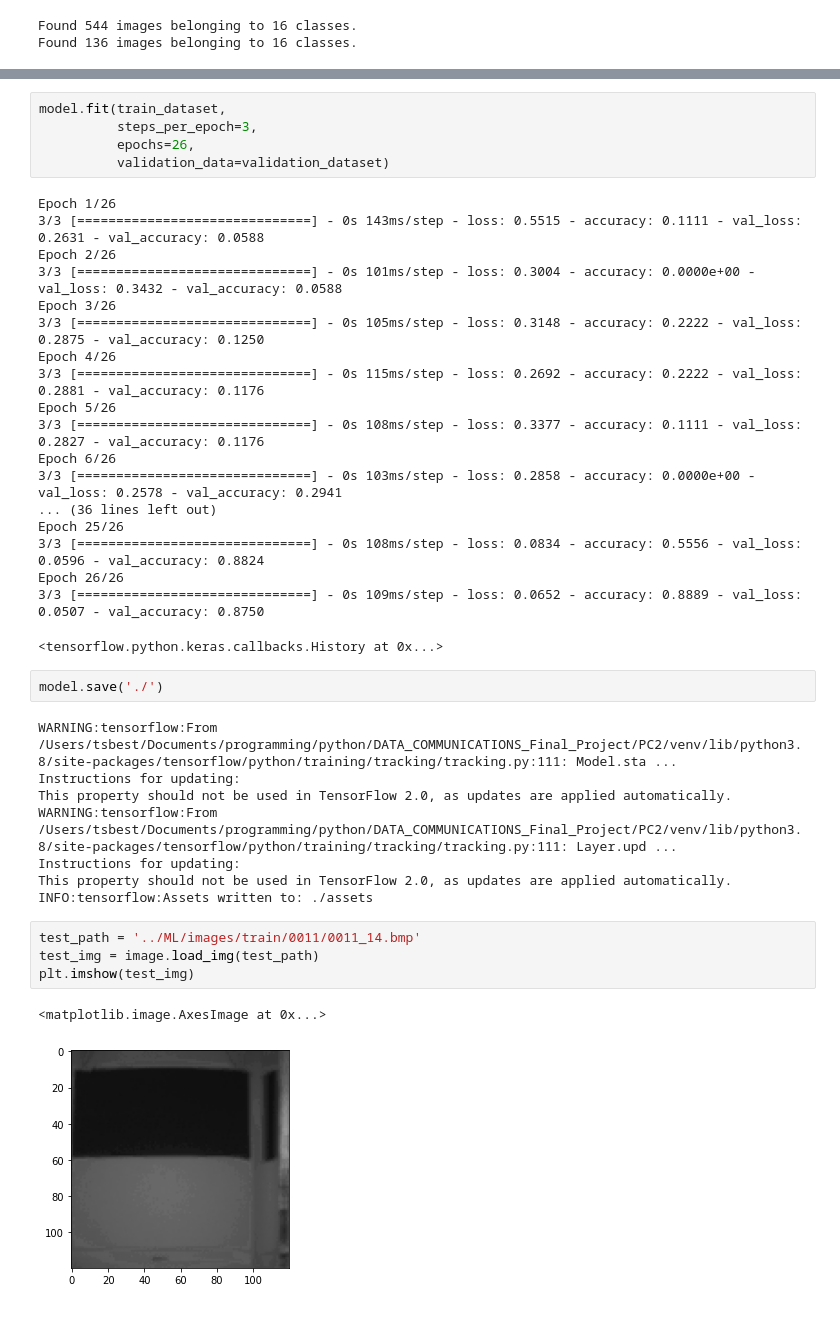
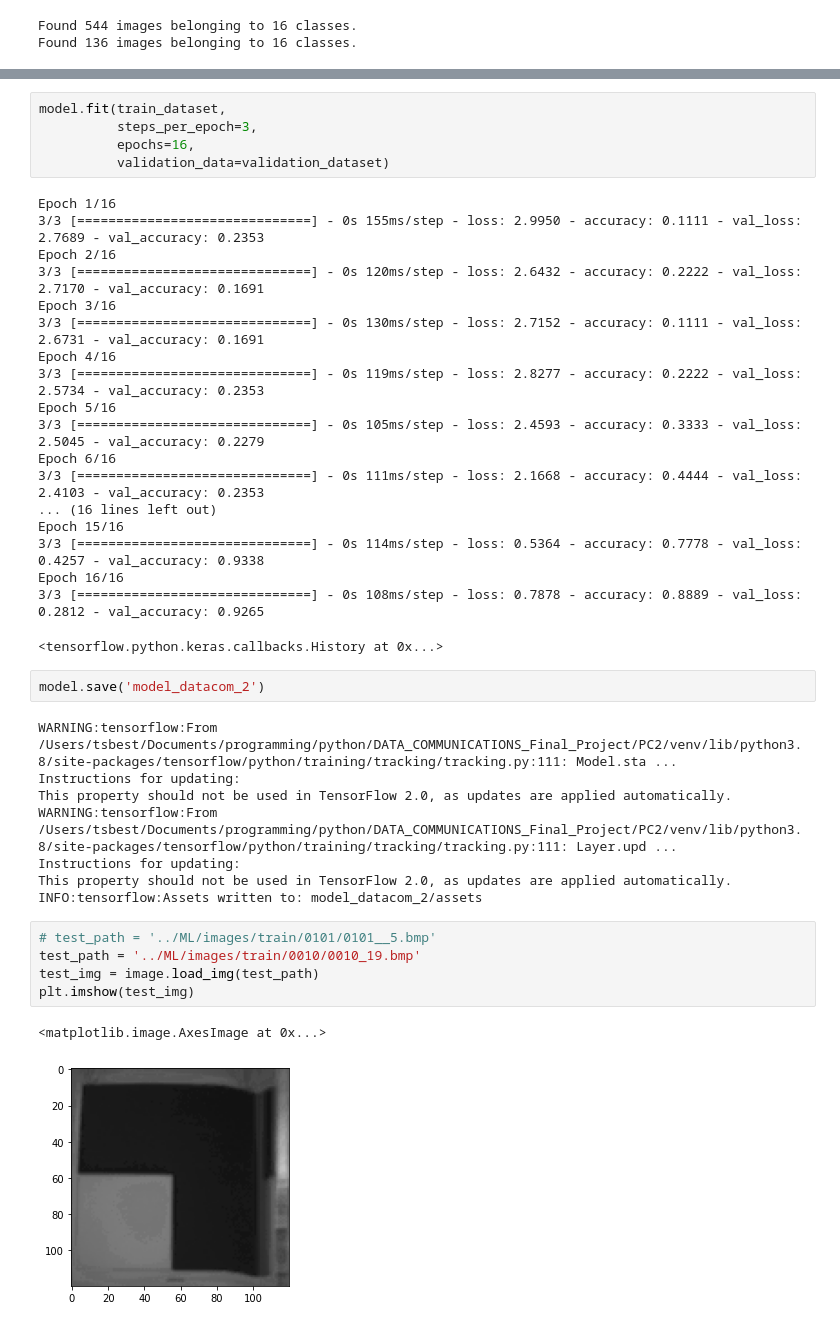
Before and after one commit to eXitHere/DATA_COMMUNICATIONS_Final_Project, a Jupyter notebook: PC2/create_model.ipynb, the cells around one changed output, grey strips where cells are left out. Cells and saved outputs as stored; diff of their text form.

Commit message:
😐 increase model

```diff
--- a/PC2/create_model.ipynb
+++ b/PC2/create_model.ipynb
@@ -76,29 +76,29 @@ model.compile(loss='binary_crossentropy',
 # %%
 model.fit(train_dataset,
           steps_per_epoch=3,
-          epochs=26,
+          epochs=16,
           validation_data=validation_dataset)
 # %% [output]
-Epoch 1/26
-3/3 [==============================] - 0s 143ms/step - loss: 0.5515 - accuracy: 0.1111 - val_loss: 0.2631 - val_accuracy: 0.0588
-Epoch 2/26
-3/3 [==============================] - 0s 101ms/step - loss: 0.3004 - accuracy: 0.0000e+00 - val_loss: 0.3432 - val_accuracy: 0.0588
-Epoch 3/26
-3/3 [==============================] - 0s 105ms/step - loss: 0.3148 - accuracy: 0.2222 - val_loss: 0.2875 - val_accuracy: 0.1250
-Epoch 4/26
-3/3 [==============================] - 0s 115ms/step - loss: 0.2692 - accuracy: 0.2222 - val_loss: 0.2881 - val_accuracy: 0.1176
-Epoch 5/26
-3/3 [==============================] - 0s 108ms/step - loss: 0.3377 - accuracy: 0.1111 - val_loss: 0.2827 - val_accuracy: 0.1176
-Epoch 6/26
-3/3 [==============================] - 0s 103ms/step - loss: 0.2858 - accuracy: 0.0000e+00 - val_loss: 0.2578 - val_accuracy: 0.2941
-... (36 lines left out)
-Epoch 25/26
-3/3 [==============================] - 0s 108ms/step - loss: 0.0834 - accuracy: 0.5556 - val_loss: 0.0596 - val_accuracy: 0.8824
-Epoch 26/26
-3/3 [==============================] - 0s 109ms/step - loss: 0.0652 - accuracy: 0.8889 - val_loss: 0.0507 - val_accuracy: 0.8750
+Epoch 1/16
+3/3 [==============================] - 0s 155ms/step - loss: 2.9950 - accuracy: 0.1111 - val_loss: 2.7689 - val_accuracy: 0.2353
+Epoch 2/16
+3/3 [==============================] - 0s 120ms/step - loss: 2.6432 - accuracy: 0.2222 - val_loss: 2.7170 - val_accuracy: 0.1691
+Epoch 3/16
+3/3 [==============================] - 0s 130ms/step - loss: 2.7152 - accuracy: 0.1111 - val_loss: 2.6731 - val_accuracy: 0.1691
+Epoch 4/16
+3/3 [==============================] - 0s 119ms/step - loss: 2.8277 - accuracy: 0.2222 - val_loss: 2.5734 - val_accuracy: 0.2353
+Epoch 5/16
+3/3 [==============================] - 0s 105ms/step - loss: 2.4593 - accuracy: 0.3333 - val_loss: 2.5045 - val_accuracy: 0.2279
+Epoch 6/16
+3/3 [==============================] - 0s 111ms/step - loss: 2.1668 - accuracy: 0.4444 - val_loss: 2.4103 - val_accuracy: 0.2353
+... (16 lines left out)
+Epoch 15/16
+3/3 [==============================] - 0s 114ms/step - loss: 0.5364 - accuracy: 0.7778 - val_loss: 0.4257 - val_accuracy: 0.9338
+Epoch 16/16
+3/3 [==============================] - 0s 108ms/step - loss: 0.7878 - accuracy: 0.8889 - val_loss: 0.2812 - val_accuracy: 0.9265
 <tensorflow.python.keras.callbacks.History at 0x...>
 # %%
-model.save('./')
+model.save('model_datacom_2')
 # %% [output]
 WARNING:tensorflow:From /Users/tsbest/Documents/programming/python/DATA_COMMUNICATIONS_Final_Project/PC2/venv/lib/python3.8/site-packages/tensorflow/python/training/tracking/tracking.py:111: Model.sta ...
 Instructions for updating:
@@ -106,14 +106,15 @@ This property should not be used in TensorFlow 2.0, as updates are applied autom
 WARNING:tensorflow:From /Users/tsbest/Documents/programming/python/DATA_COMMUNICATIONS_Final_Project/PC2/venv/lib/python3.8/site-packages/tensorflow/python/training/tracking/tracking.py:111: Layer.upd ...
 Instructions for updating:
 This property should not be used in TensorFlow 2.0, as updates are applied automatically.
-INFO:tensorflow:Assets written to: ./assets
+INFO:tensorflow:Assets written to: model_datacom_2/assets
 # %%
-test_path = '../ML/images/train/0011/0011_14.bmp'
+# test_path = '../ML/images/train/0101/0101__5.bmp'
+test_path = '../ML/images/train/0010/0010_19.bmp'
 test_img = image.load_img(test_path)
 plt.imshow(test_img)
 # %% [output]
 <matplotlib.image.AxesImage at 0x...>
-[figure, old version]
+[figure, new version]
 # %%
 array_test_img = image.img_to_array(test_img)
 array_test_img = np.expand_dims(array_test_img,axis=0)
```
Also changed, not shown: parts of 6 cells of this notebook, 8 other files.
